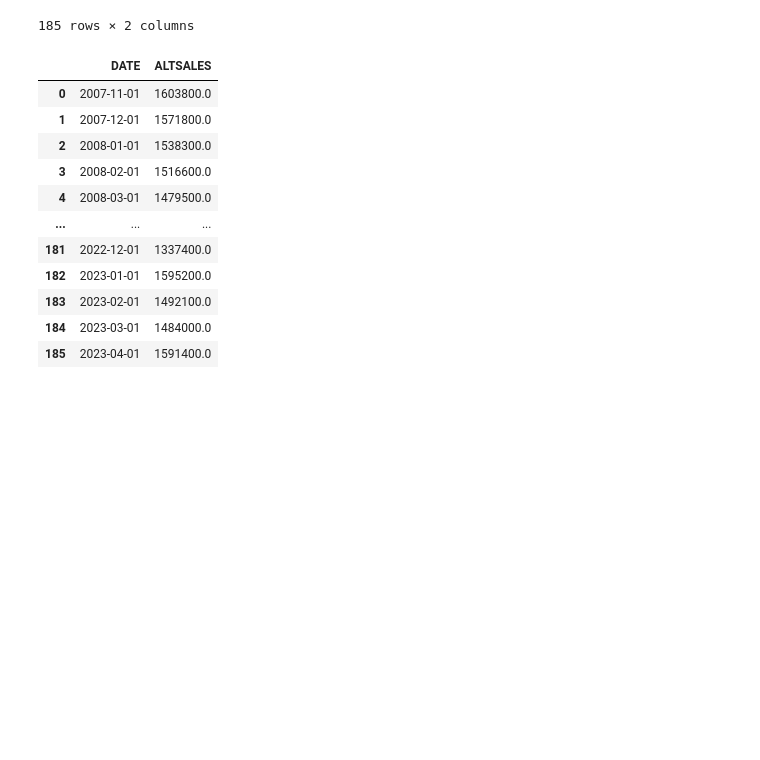
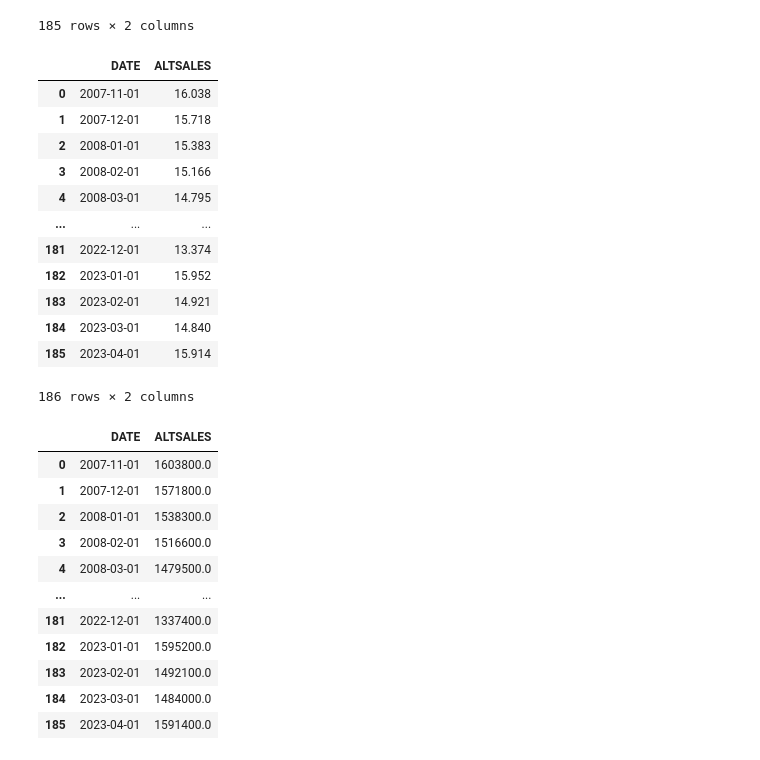
Before and after one commit to jayessem/CIS-4170-Group-8-Joann-Mei-Code, a Jupyter notebook: Mei, Joann CIS 4170 - Group 8 Auto v. BusInv.ipynb, the cells around one changed output. Cells and saved outputs as stored; diff of their text form; code cells hidden in the pictures; blank space fills up the shorter version.

```diff
--- a/Mei, Joann CIS 4170 - Group 8 Auto v. BusInv.ipynb
+++ b/Mei, Joann CIS 4170 - Group 8 Auto v. BusInv.ipynb
@@ -25,6 +25,22 @@ businvdf
 | 183 | 2023-01-01 | 2466430 |
 | 184 | 2023-02-01 | 2471584 |
 185 rows × 2 columns
+# %%
+ALTSALESdf
+# %% [output]
+|  | DATE | ALTSALES |
+| 0 | 2007-11-01 | 16.038 |
+| 1 | 2007-12-01 | 15.718 |
+| 2 | 2008-01-01 | 15.383 |
+| 3 | 2008-02-01 | 15.166 |
+| 4 | 2008-03-01 | 14.795 |
+| ... | ... | ... |
+| 181 | 2022-12-01 | 13.374 |
+| 182 | 2023-01-01 | 15.952 |
+| 183 | 2023-02-01 | 14.921 |
+| 184 | 2023-03-01 | 14.840 |
+| 185 | 2023-04-01 | 15.914 |
+186 rows × 2 columns
 # %%
 ALTSALESdf['ALTSALES'] = ALTSALESdf['ALTSALES'] * 100000
 ALTSALESdf
```
Also changed, not shown: parts of 11 cells of this notebook.
